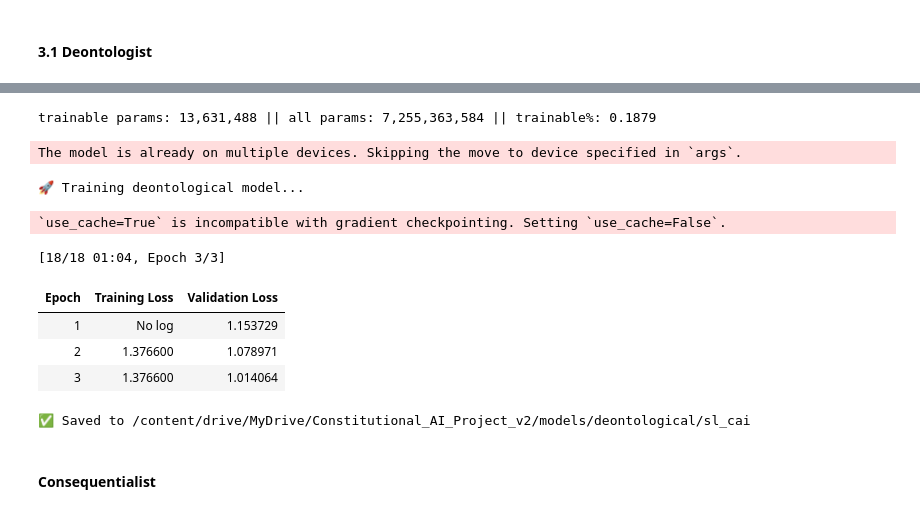
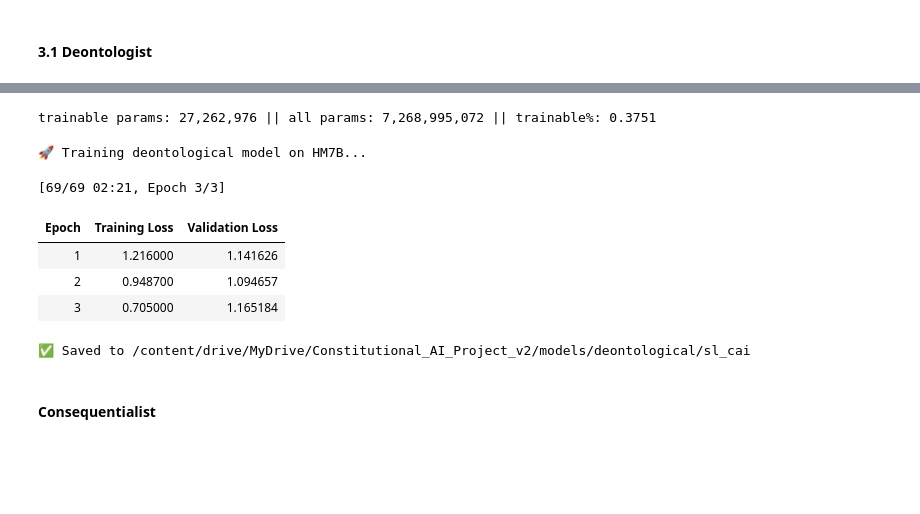
Before and after one commit to ychleee/CAI_project, a Jupyter notebook: notebooks/01_sl_training_colab.ipynb, the cells around one changed output, grey strips where cells are left out. Drawn from its saved outputs; the diff is of its cells as text; code cells hidden in the pictures; blank space fills up the shorter version.

```diff
--- a/notebooks/01_sl_training_colab.ipynb
+++ b/notebooks/01_sl_training_colab.ipynb
@@ -54,27 +74,57 @@ Loaded 99 samples
 #### 3.1 Deontologist
 # %%
 import torch
+import gc
 from transformers import AutoTokenizer, AutoModelForCausalLM, TrainingArguments, Trainer, DataCollatorForLanguageModeling
-from peft import LoraConfig, get_peft_model, TaskType
+from peft import LoraConfig, get_peft_model, PeftModel, TaskType
+from datasets import Dataset
+import pandas as pd
+import json
 
-model_name = "mistralai/Mistral-7B-Instruct-v0.2"
+# Clear memory
+gc.collect()
+torch.cuda.empty_cache()
+
+# CORRECT PATH - v2!
+DRIVE_PROJECT_PATH = '/content/drive/MyDrive/Constitutional_AI_Project_v2'
+HM7B_PATH = '/content/drive/MyDrive/Constitutional_AI_Project/models/hm7b'  # Original location
 deont_output_dir = f"{DRIVE_PROJECT_PATH}/models/deontological/sl_cai"
 
-# Load tokenizer and model
-tokenizer = AutoTokenizer.from_pretrained(model_name)
+# Load deontological data
+deont_path = f"{DRIVE_PROJECT_PATH}/data/sl_datasets/deontological_sl_dataset.jsonl"
+data = []
+with open(deont_path, 'r') as f:
+    for line in f:
+        data.append(json.loads(line))
+deont_data = Dataset.from_pandas(pd.DataFrame(data))
+print(f"Loaded {len(deont_data)} samples")
+print(f"Columns: {deont_data.column_names}")
+
+# Load tokenizer
+tokenizer = AutoTokenizer.from_pretrained(HM7B_PATH)
 tokenizer.pad_token = tokenizer.eos_token
 
-model = AutoModelForCausalLM.from_pretrained(
-    model_name,
+# Step 1: Load base model WITHOUT device_map
+base_model = AutoModelForCausalLM.from_pretrained(
+    "mistralai/Mistral-7B-v0.1",
     torch_dtype=torch.bfloat16,
-    device_map="auto"
+    low_cpu_mem_usage=True
 )
+
+# Step 2: Load and merge HM7B
+model = PeftModel.from_pretrained(base_model, HM7B_PATH)
+model = model.merge_and_unload()
+
+# Step 3: Move entire model to GPU
+model = model.cuda()
+
+# Step 4: Enable gradient checkpointing
 model.gradient_checkpointing_enable()
 
-# Smaller LoRA
+# Step 5: Add new LoRA for constitutional training
 lora_config = LoraConfig(
-    r=32,
-    lora_alpha=64,
+    r=64,
+    lora_alpha=128,
     target_modules=["q_proj", "v_proj"],
     lora_dropout=0.1,
     bias="none",
@@ -85,7 +135,7 @@ model.print_trainable_parameters()
 
 # Prepare data
 def format_instruction(sample):
-    return {"text": f"Human: {sample['instruction']}\n\nAssistant: {sample['output']}"}
+    return {"text": f"Human: {sample['prompt']}\n\nAssistant: {sample['response']}"}
 
 formatted = deont_data.map(format_instruction)
 tokenized = formatted.map(
@@ -101,10 +151,10 @@ training_args = TrainingArguments(
     output_dir=deont_output_dir,
     num_train_epochs=3,
     per_device_train_batch_size=1,
-    gradient_accumulation_steps=16,
+    gradient_accumulation_steps=8,
     gradient_checkpointing=True,
-    warmup_steps=50,
-    learning_rate=1e-4,
+    warmup_steps=20,
+    learning_rate=2e-4,
     logging_steps=10,
     save_strategy="epoch",
     eval_strategy="epoch",
@@ -121,9 +171,9 @@ trainer = Trainer(
     data_collator=DataCollatorForLanguageModeling(tokenizer=tokenizer, mlm=False),
 )
 
-print("🚀 Training deontological model...")
+print("🚀 Training deontological model on HM7B...")
 trainer.train()
-trainer.save_model()
+model.save_pretrained(deont_output_dir)
 tokenizer.save_pretrained(deont_output_dir)
 print(f"✅ Saved to {deont_output_dir}")
 # %% [output]
@@ -136,12 +182,10 @@ Please note that authentication is recommended but still optional to access publ
-trainable params: 13,631,488 || all params: 7,255,363,584 || trainable%: 0.1879
+trainable params: 27,262,976 || all params: 7,268,995,072 || trainable%: 0.3751
-The model is already on multiple devices. Skipping the move to device specified in `args`.
+🚀 Training deontological model on HM7B...
-🚀 Training deontological model...
+[69/69 02:21, Epoch 3/3]
+| Epoch | Training Loss | Validation Loss |
+| 1 | 1.216000 | 1.141626 |
+| 2 | 0.948700 | 1.094657 |
+| 3 | 0.705000 | 1.165184 |
-`use_cache=True` is incompatible with gradient checkpointing. Setting `use_cache=False`.
+✅ Saved to /content/drive/MyDrive/Constitutional_AI_Project_v2/models/deontological/sl_cai
-[18/18 01:04, Epoch 3/3]
-| Epoch | Training Loss | Validation Loss |
-| 1 | No log | 1.153729 |
-| 2 | 1.376600 | 1.078971 |
-| 3 | 1.376600 | 1.014064 |
-✅ Saved to /content/drive/MyDrive/Constitutional_AI_Project_v2/models/deontological/sl_cai
 # %% [markdown]
 #### Consequentialist
```
Also changed, not shown: parts of 39 cells of this notebook.
